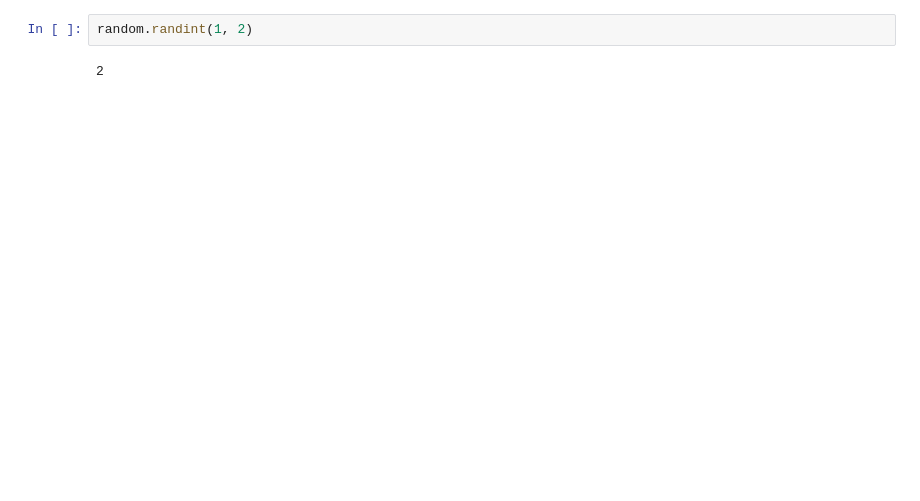
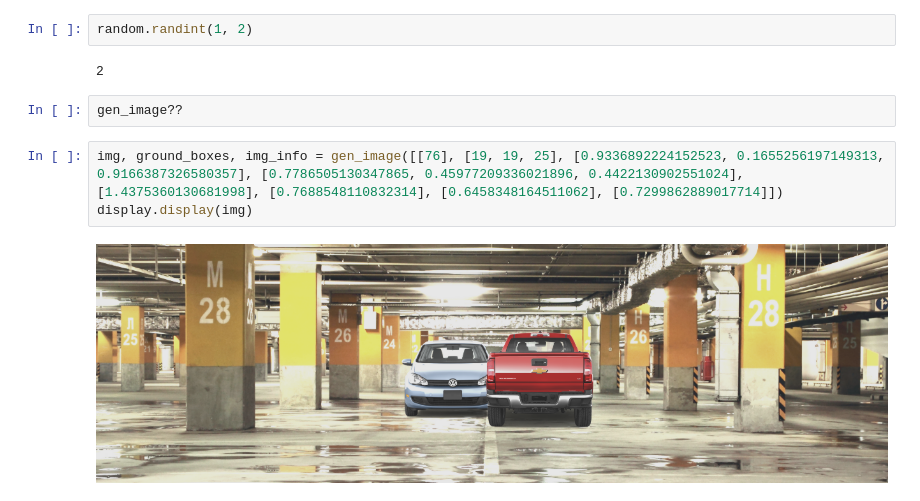
Before and after one commit to dreossi/analyzeNN, a Jupyter notebook: analyzer.ipynb, the cells around one changed output. Drawn from its saved outputs; the diff is of its cells as text; blank space fills up the shorter version.

```diff
--- a/analyzer.ipynb
+++ b/analyzer.ipynb
@@ -155,3 +139,10 @@ KeyboardInterrupt:
 random.randint(1, 2)
 # %% [output]
 2
+# %%
+gen_image??
+# %%
+img, ground_boxes, img_info = gen_image([[76], [19, 19, 25], [0.9336892224152523, 0.1655256197149313, 0.9166387326580357], [0.7786505130347865, 0.45977209336021896, 0.4422130902551024], [1.4375360130681998], [0.7688548110832314], [0.6458348164511062], [0.7299862889017714]])
+display.display(img)
+# %% [output]
+[figure, added]
```
Also changed, not shown: parts of 3 cells of this notebook, 9 other files.
